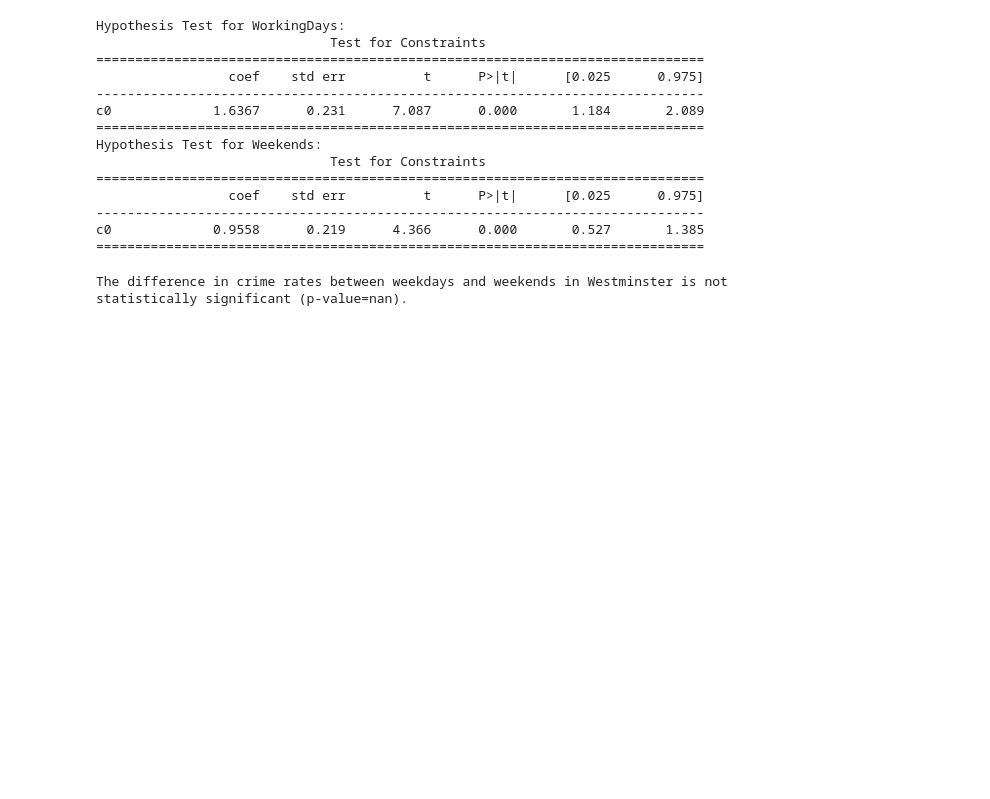
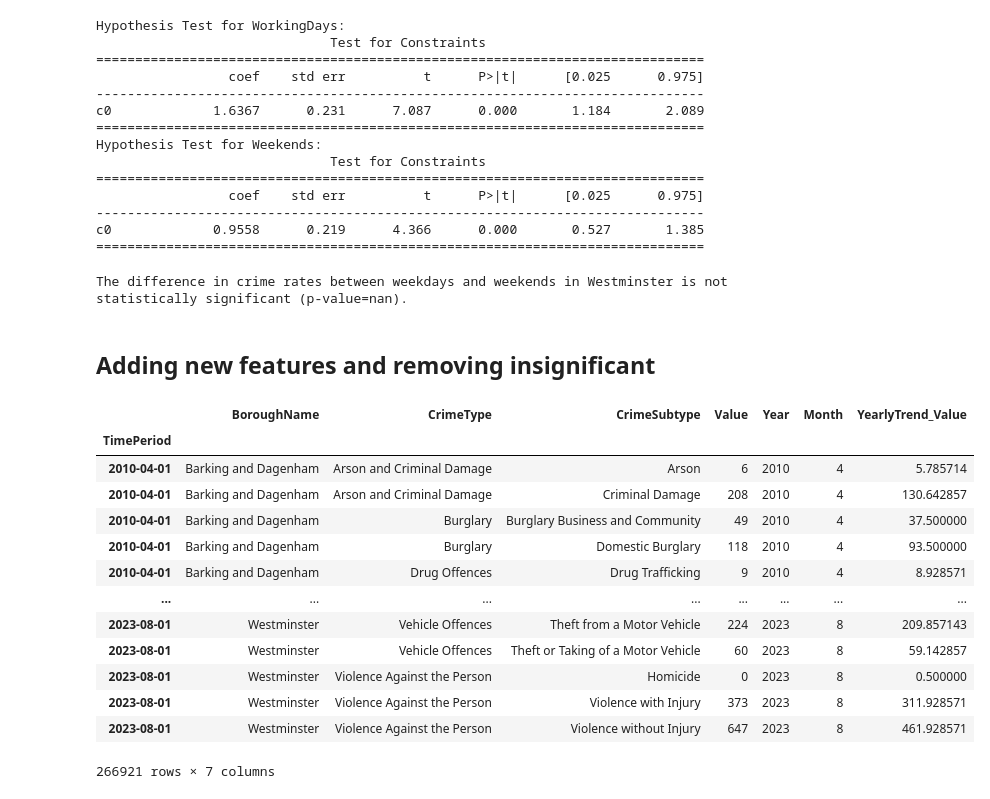
Before and after one commit to mlsystemdesignproject/neighbourhood-safety-prediction, a Jupyter notebook: notebooks/EDA_agg.ipynb, the cells around one changed output. Cells and saved outputs as stored; diff of their text form; code cells hidden in the pictures; blank space fills up the shorter version.

Commit message:
EDA#12 - adding and removing features

```diff
--- a/notebooks/EDA_agg.ipynb
+++ b/notebooks/EDA_agg.ipynb
@@ -172,3 +172,26 @@ else:
     print(f'The difference in crime rates between weekdays and weekends in {borough_of_interest} is not statistically significant (p-value={p_value:.4f}).')
 # %% [output]
 The difference in crime rates between weekdays and weekends in Westminster is not statistically significant (p-value=nan).
+# %% [markdown]
+## Adding new features and removing insignificant
+# %%
+data = df.drop(columns=['WorkingDays', 'Weekends'])
+# %%
+data['YearlyTrend_Value'] = data.groupby(['BoroughName', 'CrimeType', 'CrimeSubtype', 'Month'])['Value'].transform('mean')
+
+data
+# %% [output]
+|  | BoroughName | CrimeType | CrimeSubtype | Value | Year | Month | YearlyTrend_Value |
+| TimePeriod |  |  |  |  |  |  |  |
+| 2010-04-01 | Barking and Dagenham | Arson and Criminal Damage | Arson | 6 | 2010 | 4 | 5.785714 |
+| 2010-04-01 | Barking and Dagenham | Arson and Criminal Damage | Criminal Damage | 208 | 2010 | 4 | 130.642857 |
+| 2010-04-01 | Barking and Dagenham | Burglary | Burglary Business and Community | 49 | 2010 | 4 | 37.500000 |
+| 2010-04-01 | Barking and Dagenham | Burglary | Domestic Burglary | 118 | 2010 | 4 | 93.500000 |
+| 2010-04-01 | Barking and Dagenham | Drug Offences | Drug Trafficking | 9 | 2010 | 4 | 8.928571 |
+| ... | ... | ... | ... | ... | ... | ... | ... |
+| 2023-08-01 | Westminster | Vehicle Offences | Theft from a Motor Vehicle | 224 | 2023 | 8 | 209.857143 |
+| 2023-08-01 | Westminster | Vehicle Offences | Theft or Taking of a Motor Vehicle | 60 | 2023 | 8 | 59.142857 |
+| 2023-08-01 | Westminster | Violence Against the Person | Homicide | 0 | 2023 | 8 | 0.500000 |
+| 2023-08-01 | Westminster | Violence Against the Person | Violence with Injury | 373 | 2023 | 8 | 311.928571 |
+| 2023-08-01 | Westminster | Violence Against the Person | Violence without Injury | 647 | 2023 | 8 | 461.928571 |
+266921 rows × 7 columns
```
